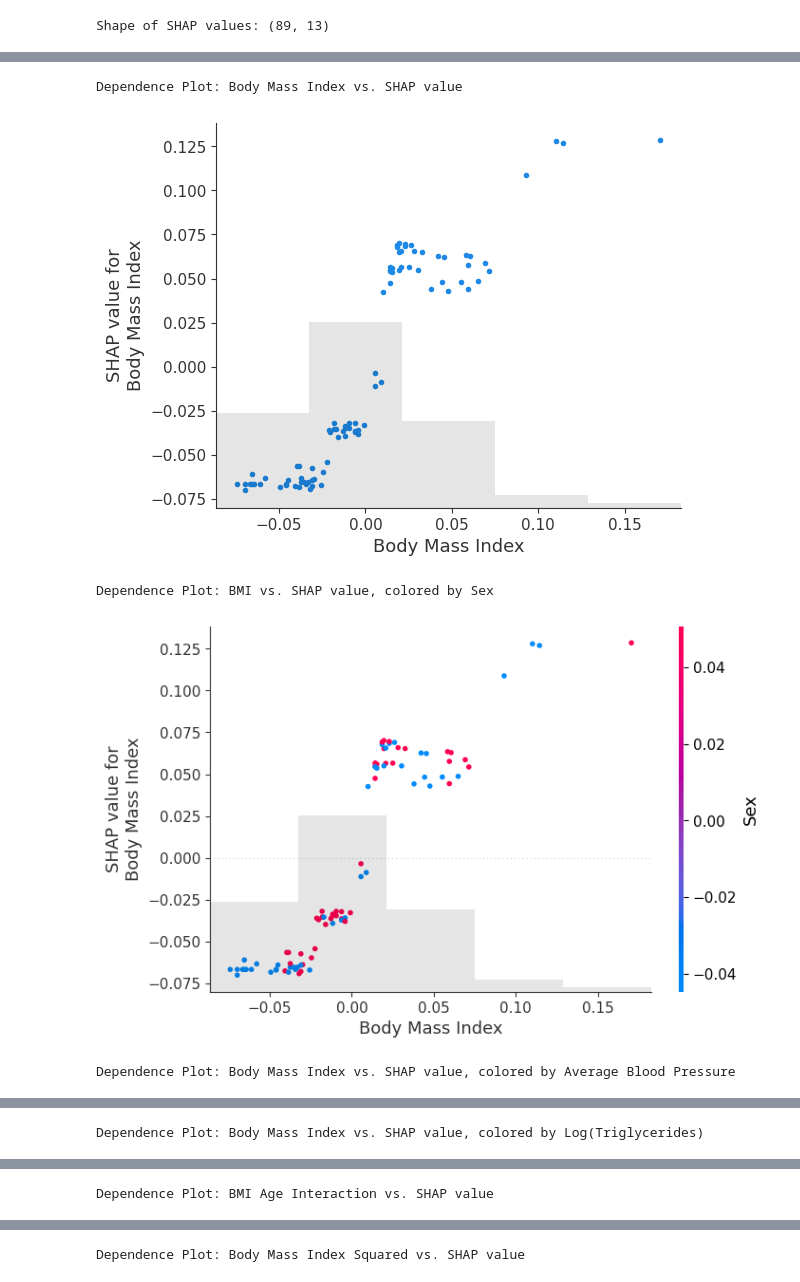
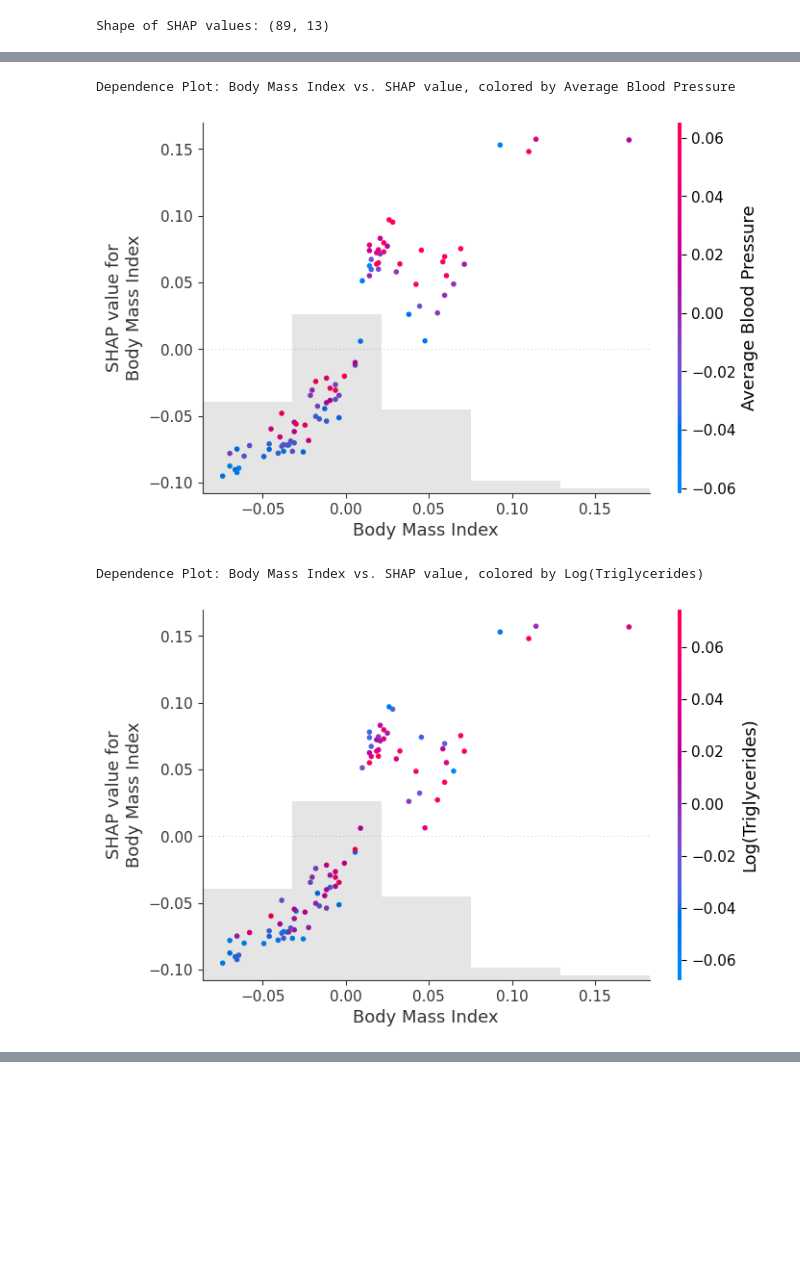
Before and after one commit to AICINEFOICSEV/esercizio, a Jupyter notebook: Lesson_5_Shap_xgboost_ISS.ipynb, the cells around one changed output, grey strips where cells are left out. Cells and saved outputs as stored; diff of their text form; code cells hidden in the pictures; blank space fills up the shorter version.

```diff
--- a/Lesson_5_Shap_xgboost_ISS.ipynb
+++ b/Lesson_5_Shap_xgboost_ISS.ipynb
@@ -136,9 +136,6 @@ plot_feature_correlations(X_renamed, y)
 # %% [output]
 [figure]
 # %%
-
-# Add a polynomial feature for BMI (BMI squared)
-X_renamed['Body Mass Index Squared'] = X_renamed['Body Mass Index'] ** 2
 
 # Create an interaction feature between Average Blood Pressure and Body Mass Index
 X_renamed['Blood Pressure BMI Interaction'] = X_renamed['Average Blood Pressure'] * X_renamed['Body Mass Index']
@@ -470,35 +533,14 @@ Dependence Plot: LDL (Low-Density Lipoproteins) vs. SHAP value
 # %%
-
-# BMI vs. SHAP value
-print('\nDependence Plot: Body Mass Index vs. SHAP value')
-shap.plots.scatter(shap_values[:, shap_values.feature_names.index("Body Mass Index")])
-
-# BMI vs. SHAP value, colored by 'Sex' to show interaction
-print("\nDependence Plot: BMI vs. SHAP value, colored by Sex")
-shap.plots.scatter(shap_values[:, shap_values.feature_names.index("Body Mass Index")], color=shap_values[:, shap_values.feature_names.index("Sex")])
 
 # BMI vs. SHAP value, colored by 'Average Blood Pressure' to show interaction
 print("\nDependence Plot: Body Mass Index vs. SHAP value, colored by Average Blood Pressure")
 shap.plots.scatter(shap_values[:, shap_values.feature_names.index("Body Mass Index")], color=shap_values[:, shap_values.feature_names.index('Average Blood Pressure')])
 
 # BMI vs. SHAP value, colored by 'Log(Triglycerides)'
 print("\nDependence Plot: Body Mass Index vs. SHAP value, colored by Log(Triglycerides)")
 shap.plots.scatter(shap_values[:, shap_values.feature_names.index("Body Mass Index")], color=shap_values[:, shap_values.feature_names.index('Log(Triglycerides)')])
-
-# BMI_Age_Interaction vs. SHAP value
-print('\nDependence Plot: BMI Age Interaction vs. SHAP value')
-shap.plots.scatter(shap_values[:, shap_values.feature_names.index('BMI Age Interaction')])
-
-# BMI Squared vs. SHAP value
-print('\nDependence Plot: Body Mass Index Squared vs. SHAP value')
-shap.plots.scatter(shap_values[:, shap_values.feature_names.index('Body Mass Index Squared')])
-
-# BMI_Blood_Pressure_Interaction vs. SHAP value
-print('\nDependence Plot: BMI Blood Pressure Interaction vs. SHAP value')
-shap.plots.scatter(shap_values[:, shap_values.feature_names.index('Blood Pressure BMI Interaction')])
 # %% [output]
-Dependence Plot: Body Mass Index vs. SHAP value
+Dependence Plot: Body Mass Index vs. SHAP value, colored by Average Blood Pressure
-[figure, old version]
+[figure, new version]
-Dependence Plot: BMI vs. SHAP value, colored by Sex
+Dependence Plot: Body Mass Index vs. SHAP value, colored by Log(Triglycerides)
-[figure, old version]
+[figure, new version]
-Dependence Plot: Body Mass Index vs. SHAP value, colored by Average Blood Pressure
@@ -506 +546,0 @@ Dependence Plot: Body Mass Index vs. SHAP value, colored by Average Blood Pressu
-Dependence Plot: Body Mass Index vs. SHAP value, colored by Log(Triglycerides)
@@ -508 +546,0 @@ Dependence Plot: Body Mass Index vs. SHAP value, colored by Log(Triglycerides)
-Dependence Plot: BMI Age Interaction vs. SHAP value
@@ -510 +546,0 @@ Dependence Plot: BMI Age Interaction vs. SHAP value
-Dependence Plot: Body Mass Index Squared vs. SHAP value
```
Also changed, not shown: parts of 17 cells of this notebook.
